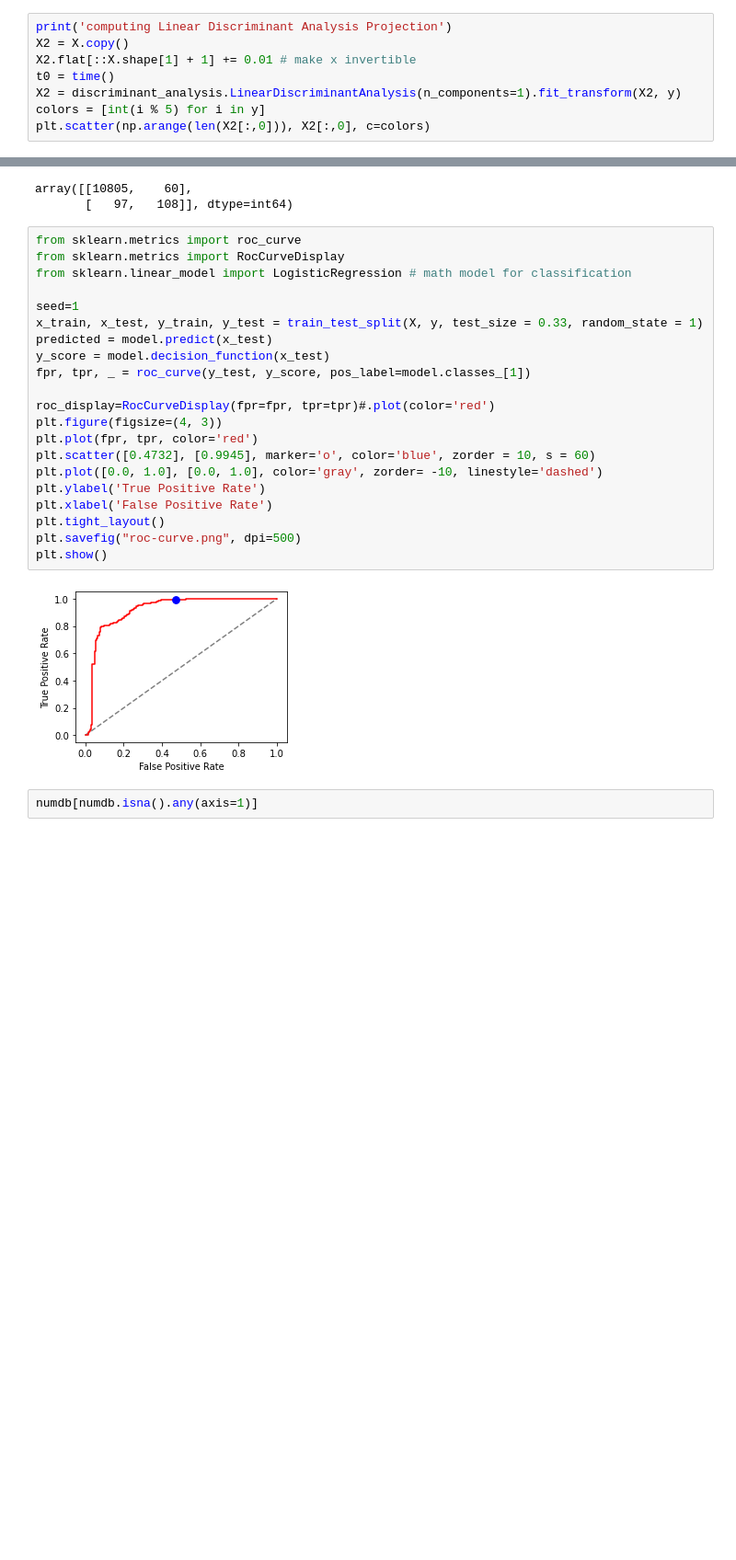
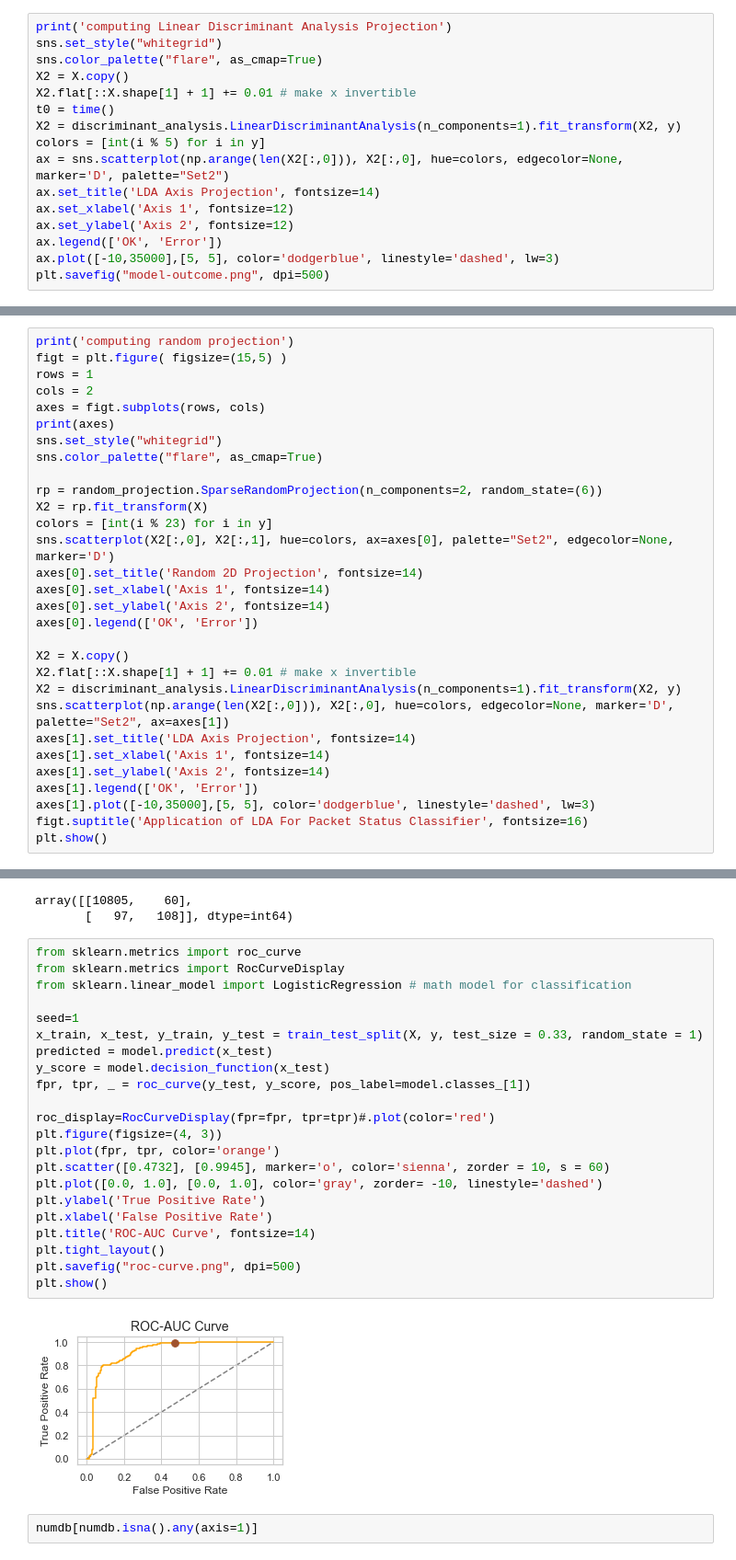
Before and after one commit to the-other-mariana/star-network, a Jupyter notebook: misc/data-analysis/analysis.ipynb, the cells around one changed output, grey strips where cells are left out. Shown at 92% size. Saved outputs shown, nothing was run; the diff lists cells and outputs as text; blank space fills up the shorter version.

```diff
--- a/misc/data-analysis/analysis.ipynb
+++ b/misc/data-analysis/analysis.ipynb
@@ -207,10 +220,18 @@ computing random projection
 # %%
 print('computing Linear Discriminant Analysis Projection')
+sns.set_style("whitegrid")
+sns.color_palette("flare", as_cmap=True)
 X2 = X.copy()
 X2.flat[::X.shape[1] + 1] += 0.01 # make x invertible
 t0 = time()
 X2 = discriminant_analysis.LinearDiscriminantAnalysis(n_components=1).fit_transform(X2, y)
 colors = [int(i % 5) for i in y]
-plt.scatter(np.arange(len(X2[:,0])), X2[:,0], c=colors)
+ax = sns.scatterplot(np.arange(len(X2[:,0])), X2[:,0], hue=colors, edgecolor=None, marker='D', palette="Set2")
+ax.set_title('LDA Axis Projection', fontsize=14)
+ax.set_xlabel('Axis 1', fontsize=12)
+ax.set_ylabel('Axis 2', fontsize=12)
+ax.legend(['OK', 'Error'])
+ax.plot([-10,35000],[5, 5], color='dodgerblue', linestyle='dashed', lw=3)
+plt.savefig("model-outcome.png", dpi=500)
 # %% [output]
 computing Linear Discriminant Analysis Projection
@@ -218,0 +239,30 @@ computing Linear Discriminant Analysis Projection
+# %%
+print('computing random projection')
+figt = plt.figure( figsize=(15,5) )
+rows = 1
+cols = 2
+axes = figt.subplots(rows, cols)
+print(axes)
+sns.set_style("whitegrid")
+sns.color_palette("flare", as_cmap=True)
+
+rp = random_projection.SparseRandomProjection(n_components=2, random_state=(6))
+X2 = rp.fit_transform(X)
+colors = [int(i % 23) for i in y]
+sns.scatterplot(X2[:,0], X2[:,1], hue=colors, ax=axes[0], palette="Set2", edgecolor=None, marker='D')
+axes[0].set_title('Random 2D Projection', fontsize=14)
+axes[0].set_xlabel('Axis 1', fontsize=14)
+axes[0].set_ylabel('Axis 2', fontsize=14)
+axes[0].legend(['OK', 'Error'])
+
+X2 = X.copy()
+X2.flat[::X.shape[1] + 1] += 0.01 # make x invertible
+X2 = discriminant_analysis.LinearDiscriminantAnalysis(n_components=1).fit_transform(X2, y)
+sns.scatterplot(np.arange(len(X2[:,0])), X2[:,0], hue=colors, edgecolor=None, marker='D', palette="Set2", ax=axes[1])
+axes[1].set_title('LDA Axis Projection', fontsize=14)
+axes[1].set_xlabel('Axis 1', fontsize=14)
+axes[1].set_ylabel('Axis 2', fontsize=14)
+axes[1].legend(['OK', 'Error'])
+axes[1].plot([-10,35000],[5, 5], color='dodgerblue', linestyle='dashed', lw=3)
+figt.suptitle('Application of LDA For Packet Status Classifier', fontsize=16)
+plt.show()
@@ -300,26 +354,27 @@ array([[10805,    60],
 # %%
 from sklearn.metrics import roc_curve
 from sklearn.metrics import RocCurveDisplay
 from sklearn.linear_model import LogisticRegression # math model for classification
 
 seed=1
 x_train, x_test, y_train, y_test = train_test_split(X, y, test_size = 0.33, random_state = 1)
 predicted = model.predict(x_test)
 y_score = model.decision_function(x_test)
 fpr, tpr, _ = roc_curve(y_test, y_score, pos_label=model.classes_[1])
 
 roc_display=RocCurveDisplay(fpr=fpr, tpr=tpr)#.plot(color='red')
 plt.figure(figsize=(4, 3))
-plt.plot(fpr, tpr, color='red')
-plt.scatter([0.4732], [0.9945], marker='o', color='blue', zorder = 10, s = 60)
+plt.plot(fpr, tpr, color='orange')
+plt.scatter([0.4732], [0.9945], marker='o', color='sienna', zorder = 10, s = 60)
 plt.plot([0.0, 1.0], [0.0, 1.0], color='gray', zorder= -10, linestyle='dashed')
 plt.ylabel('True Positive Rate')
 plt.xlabel('False Positive Rate')
+plt.title('ROC-AUC Curve', fontsize=14)
 plt.tight_layout()
 plt.savefig("roc-curve.png", dpi=500)
 plt.show()
 # %% [output]
-[figure, old version]
+[figure, new version]
 # %%
 numdb[numdb.isna().any(axis=1)]
 # %% [output]
```
Also changed, not shown: parts of 5 cells of this notebook, 5 other files.
